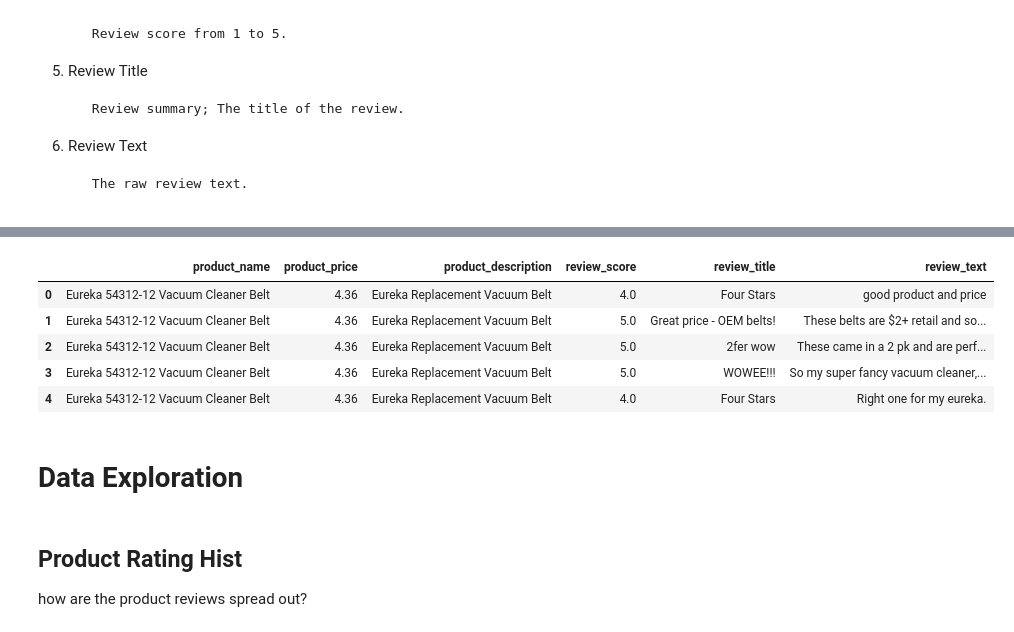
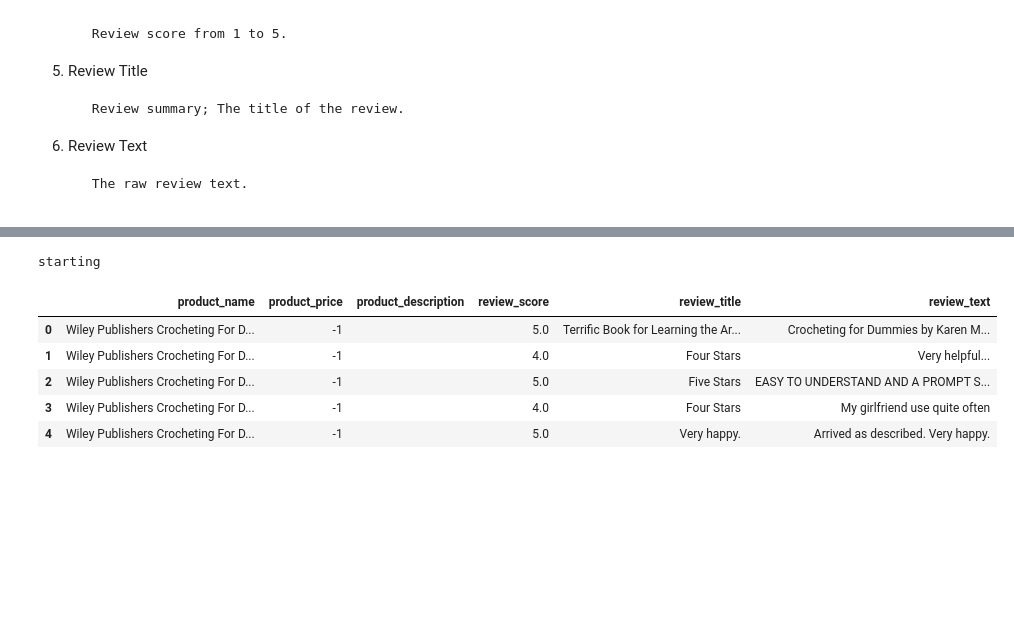
Before and after one commit to MichaelClayMoore/CSCE_5290_project, a Jupyter notebook: explore.ipynb, the cells around one changed output, grey strips where cells are left out. Cells and saved outputs as stored; diff of their text form; code cells hidden in the pictures; blank space fills up the shorter version.

Commit message:
review generation data

```diff
--- a/explore.ipynb
+++ b/explore.ipynb
@@ -56,6 +34,12 @@ print(all_parsed_data[1])
 # %%
 # function to set description to empty if it is missing
 def parse_item_meta(item):
-    item['description'] = '' if 'description' not in item else item['description'][0]
+    if 'description' not in item:
+        item['description'] = ''
+    elif type(item['description']) == list:
+        # print(item['description'], type(item['description']))
+        item['description'] = item['description'][0] if len(item['description']) >= 1 else ''
+    else:
+        item['description'] = item['description']
     return item
 # %%
@@ -113,0 +176,8 @@ The goal of this section is to take the raw data from above and put it into a da
+# %%
+# drop duplicate data
+meta_data.drop_duplicates(subset=['asin'], keep='first')
+
+# set asin as index to support fast lookup
+meta_data.set_index('asin', inplace=True)
+
+print(meta_data)
@@ -115,51 +203,48 @@ The goal of this section is to take the raw data from above and put it into a da
 def generate_data_point_from_review( review ):
 
     # if we have no text for a review, skip this review
     if 'summary' not in review or 'reviewText' not in review:
         return None
 
     # find the item for the review
-    review_item = meta_data[meta_data['asin'] == review['asin']]
+    try:
+        review_item = meta_data.loc[str(review['asin'])]
+    except:
+        return None
 
-    # get the price for the item
-    # set it to a negative if we don't know the price
-    raw_item_price = review_item['price'].unique()[0]
-    raw_item_price = -1.0 if raw_item_price == np.nan else raw_item_price
-    item_price = raw_item_price if type(raw_item_price) == float else float(raw_item_price.replace('$', ''))
+    # if there are no items for this review
+    if len(review_item) == 0:
+        return None
 
     # return the new data point
     return {
-        'product_name': review_item['title'].unique()[0],
-        'product_price': item_price,
-        'product_description': review_item['description'].unique()[0],
+        'product_name': review_item['parsed_title'],
+        'product_price': review_item['parsed_price'],
+        'product_description': review_item['parsed_description'],
         'review_score': float(review['overall']),
         'review_title': review['summary'],
         'review_text': review['reviewText'],
     }
 
 
 # get all review information
+print("starting")
 data_points = [
     generate_data_point_from_review(review)
-    for review in all_parsed_data
+    for review in tqdm(all_parsed_data)
  ]
 
 # filter out Nones - these were reviews missing text
 data_points = [ x for x in data_points if x ]
 
 # turn review information into a dataframe
 df = pd.DataFrame(data_points)
 df.head()
 # %% [output]
+starting
 |  | product_name | product_price | product_description | review_score | review_title | review_text |
-| 0 | Eureka 54312-12 Vacuum Cleaner Belt | 4.36 | Eureka Replacement Vacuum Belt | 4.0 | Four Stars | good product and price |
-| 1 | Eureka 54312-12 Vacuum Cleaner Belt | 4.36 | Eureka Replacement Vacuum Belt | 5.0 | Great price - OEM belts! | These belts are $2+ retail and so... |
-| 2 | Eureka 54312-12 Vacuum Cleaner Belt | 4.36 | Eureka Replacement Vacuum Belt | 5.0 | 2fer wow | These came in a 2 pk and are perf... |
-| 3 | Eureka 54312-12 Vacuum Cleaner Belt | 4.36 | Eureka Replacement Vacuum Belt | 5.0 | WOWEE!!! | So my super fancy vacuum cleaner,... |
-| 4 | Eureka 54312-12 Vacuum Cleaner Belt | 4.36 | Eureka Replacement Vacuum Belt | 4.0 | Four Stars | Right one for my eureka. |
+| 0 | Wiley Publishers Crocheting For D... | -1 |  | 5.0 | Terrific Book for Learning the Ar... | Crocheting for Dummies by Karen M... |
+| 1 | Wiley Publishers Crocheting For D... | -1 |  | 4.0 | Four Stars | Very helpful... |
+| 2 | Wiley Publishers Crocheting For D... | -1 |  | 5.0 | Five Stars | EASY TO UNDERSTAND AND A PROMPT S... |
+| 3 | Wiley Publishers Crocheting For D... | -1 |  | 4.0 | Four Stars | My girlfriend use quite often |
+| 4 | Wiley Publishers Crocheting For D... | -1 |  | 5.0 | Very happy. | Arrived as described. Very happy. |
-# %% [markdown]
-# Data Exploration
-# %% [markdown]
-## Product Rating Hist
-
-how are the product reviews spread out?
```
Also changed, not shown: parts of 13 cells of this notebook, 2 other files.
